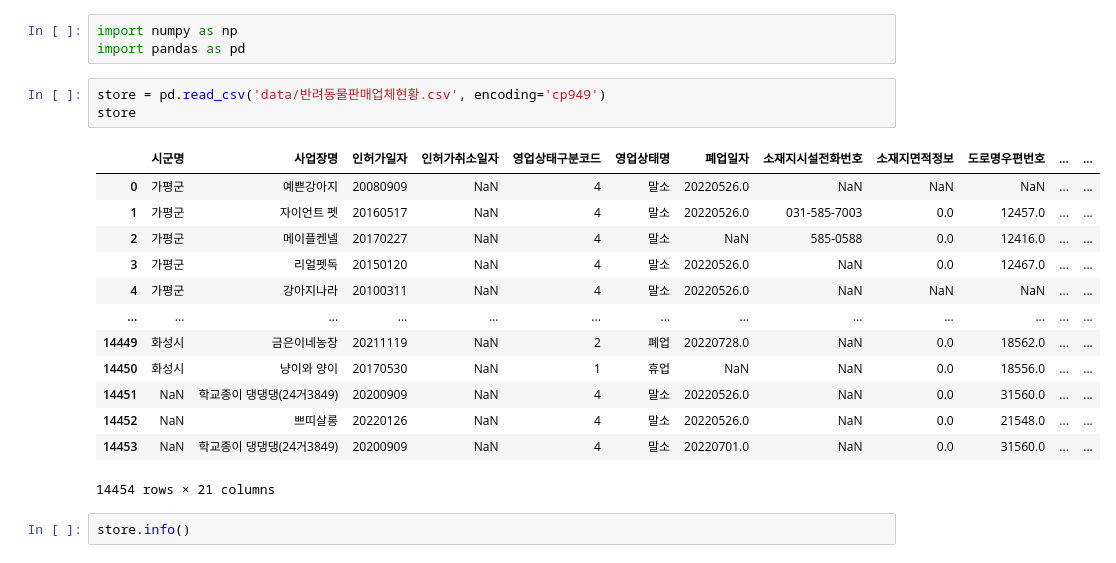
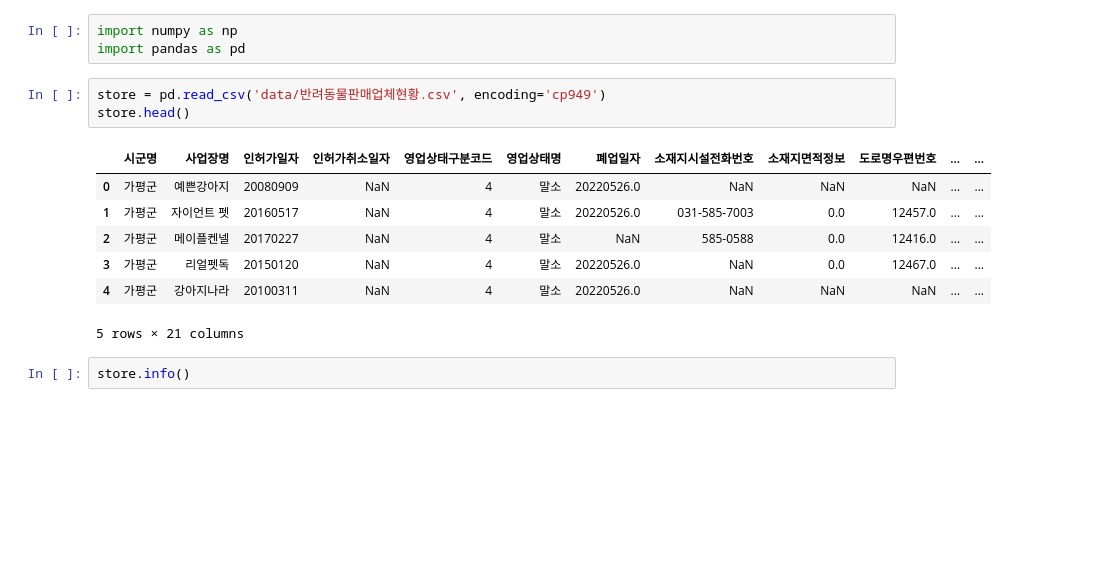
Before and after one commit to doksan-tech/project_pet, a Jupyter notebook: 프로젝트 실습.ipynb, the cells around one changed output. Drawn from its saved outputs; the diff is of its cells as text; blank space fills up the shorter version.

```diff
--- a/프로젝트 실습.ipynb
+++ b/프로젝트 실습.ipynb
@@ -3,21 +3,15 @@ import numpy as np
 import pandas as pd
 # %%
 store = pd.read_csv('data/반려동물판매업체현황.csv', encoding='cp949')
-store
+store.head()
 # %% [output]
 |  | 시군명 | 사업장명 | 인허가일자 | 인허가취소일자 | 영업상태구분코드 | 영업상태명 | 폐업일자 | 소재지시설전화번호 | 소재지면적정보 | 도로명우편번호 | ... | ... |
 | 0 | 가평군 | 예쁜강아지 | 20080909 | NaN | 4 | 말소 | 20220526.0 | NaN | NaN | NaN | ... | ... |
 | 1 | 가평군 | 자이언트 펫 | 20160517 | NaN | 4 | 말소 | 20220526.0 | 031-585-7003 | 0.0 | 12457.0 | ... | ... |
 | 2 | 가평군 | 메이플켄넬 | 20170227 | NaN | 4 | 말소 | NaN | 585-0588 | 0.0 | 12416.0 | ... | ... |
 | 3 | 가평군 | 리얼펫독 | 20150120 | NaN | 4 | 말소 | 20220526.0 | NaN | 0.0 | 12467.0 | ... | ... |
 | 4 | 가평군 | 강아지나라 | 20100311 | NaN | 4 | 말소 | 20220526.0 | NaN | NaN | NaN | ... | ... |
-| ... | ... | ... | ... | ... | ... | ... | ... | ... | ... | ... | ... | ... |
-| 14449 | 화성시 | 금은이네농장 | 20211119 | NaN | 2 | 폐업 | 20220728.0 | NaN | 0.0 | 18562.0 | ... | ... |
-| 14450 | 화성시 | 냥이와 양이 | 20170530 | NaN | 1 | 휴업 | NaN | NaN | 0.0 | 18556.0 | ... | ... |
-| 14451 | NaN | 학교종이 댕댕댕(24거3849) | 20200909 | NaN | 4 | 말소 | 20220526.0 | NaN | 0.0 | 31560.0 | ... | ... |
-| 14452 | NaN | 쁘띠살롱 | 20220126 | NaN | 4 | 말소 | 20220526.0 | NaN | 0.0 | 21548.0 | ... | ... |
-| 14453 | NaN | 학교종이 댕댕댕(24거3849) | 20200909 | NaN | 4 | 말소 | 20220701.0 | NaN | 0.0 | 31560.0 | ... | ... |
-14454 rows × 21 columns
+5 rows × 21 columns
 # %%
 store.info()
 # %% [output]
```
Also changed, not shown: parts of 10 cells of this notebook.
